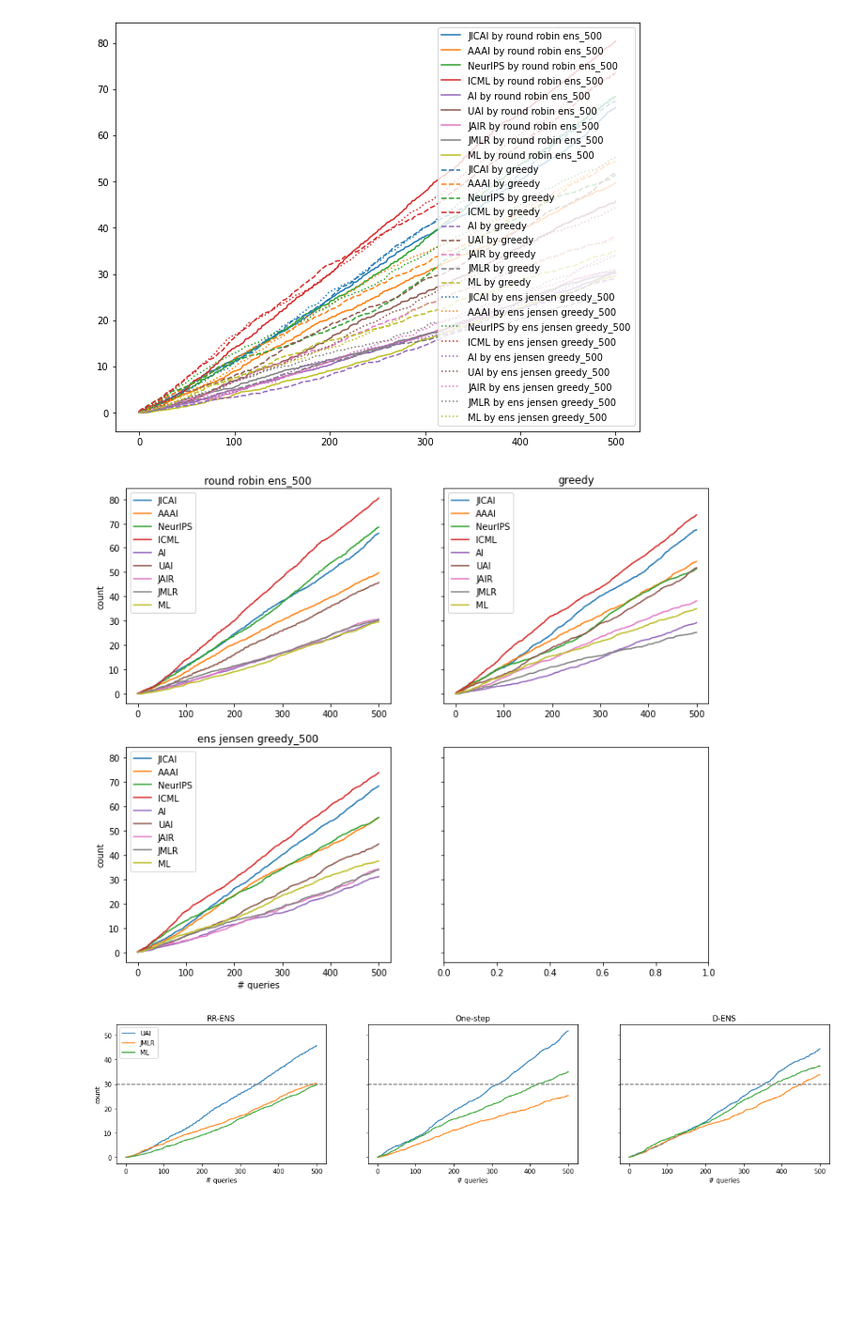
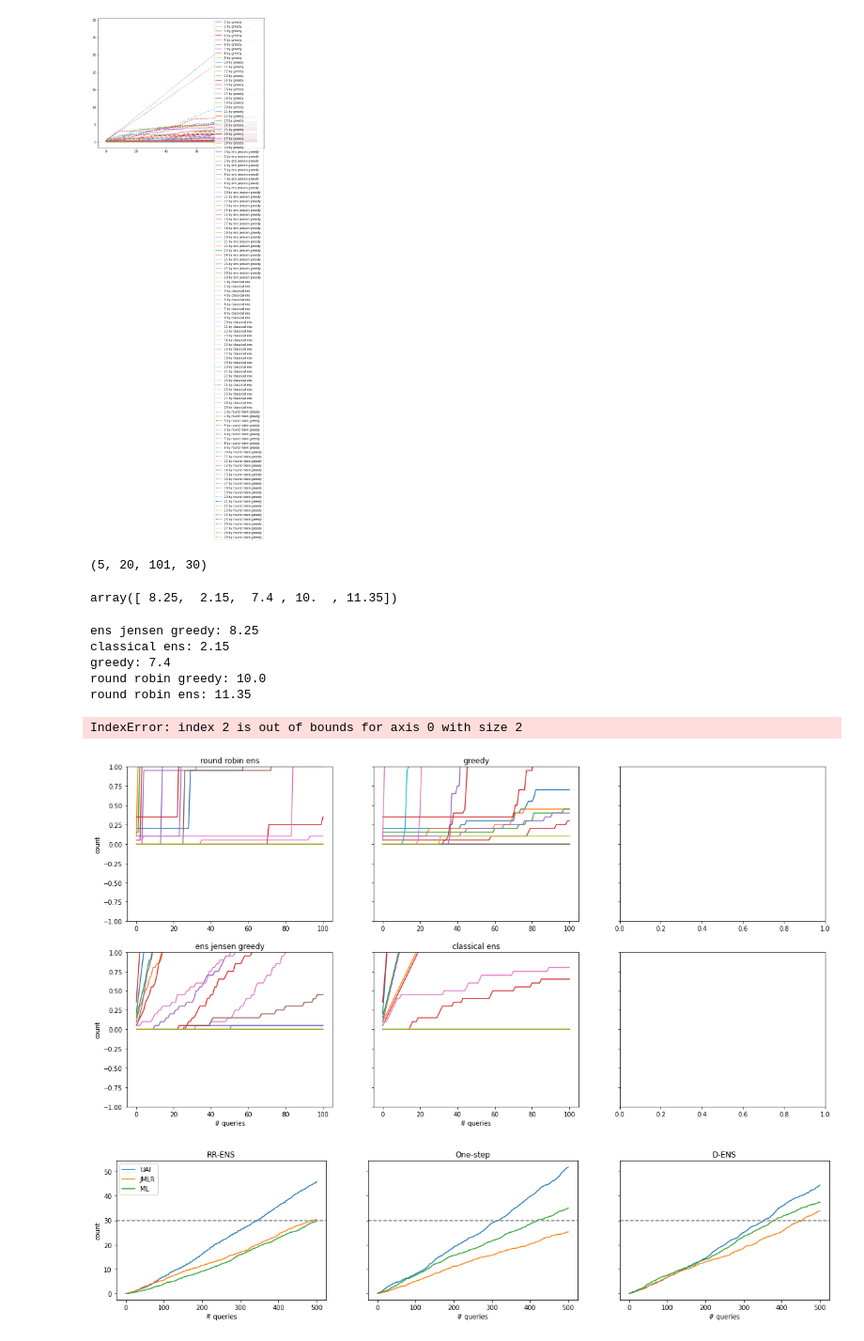
Before and after one commit to KrisNguyen135/diverse_as, a Jupyter notebook: notebooks/Performance/Class counts.ipynb, the cells around one changed output. Shown at 94% size. Saved outputs shown, nothing was run; the diff lists cells and outputs as text; code cells hidden in the pictures; blank space fills up the shorter version.

```diff
--- a/notebooks/Performance/Class counts.ipynb
+++ b/notebooks/Performance/Class counts.ipynb
@@ -22,29 +22,40 @@ def labels_to_counts(labels, time_axis=0):
 # n_classes = 6
 # class_names = ['center', 'corner1', 'corner2', 'corner3', 'corner4']
 
-data = 'citeseer'
-budget = 500
-n_classes = 10
-# class_names = ['NeurIPS', 'ICML', 'UAI', 'JMLR']
-class_names = ['JICAI', 'AAAI', 'NeurIPS', 'ICML', 'AI', 'UAI', 'JAIR', 'JMLR', 'ML']
+# data = 'citeseer'
+# budget = 500
+# n_classes = 10
+# # class_names = ['NeurIPS', 'ICML', 'UAI', 'JMLR']
+# class_names = ['JICAI', 'AAAI', 'NeurIPS', 'ICML', 'AI', 'UAI', 'JAIR', 'JMLR', 'ML']
+
+data = 'fatemah'
+budget = 100
+n_classes = 30
+class_names = [str(i) for i in range(1, n_classes)]
 
 assert len(class_names) == n_classes - 1
 
 policies = [
-    'round robin ens_500',
+    'ens jensen greedy',
+    'classical ens',
     'greedy',
-    'ens jensen greedy_500',
+    'round robin greedy',
+    'round robin ens',
 ]
 names = [
+    'D-ENS',
+    'ENS',
+    'One-step',
+    'RR-greedy',
     'RR-ENS',
-    'One-step',
-    'D-ENS'
 ]
 
 linestyles = [
     '-',
     '--',
-    'dotted'
+    'dotted',
+    '-.',
+    '-'
 ]
 assert len(policies) == len(linestyles)
 
@@ -83,37 +94,56 @@ for i, (policy, style) in enumerate(zip(policies, linestyles)):
 
 plt.legend();
 # %% [output]
-[figure, old version]
+[figure, new version]
+# %%
+class_counts.shape
+# %% [output]
+(5, 20, 101, 30)
+# %%
+(class_counts[:, :, -1, :] > 0).sum(axis=2).mean(axis=1)
+# %% [output]
+array([ 8.25,  2.15,  7.4 , 10.  , 11.35])
+# %%
+for p_ind, policy in enumerate(policies):
+    print(f'{policy}: {(class_counts[p_ind, :, -1, :] > 0).sum(axis=1).mean(axis=0)}')
+# %% [output]
+ens jensen greedy: 8.25
+classical ens: 2.15
+greedy: 7.4
+round robin greedy: 10.0
+round robin ens: 11.35
 # %%
 fig, ax = plt.subplots(
     2,
     ceil(len(policies) / 2),
     figsize=(4 * len(policies), 10),
     sharey=True
 )
 
 for i, (policy, style) in enumerate(zip(policies, linestyles)):
     tmp_ax = ax[i // 2][i % 2]
 
     for c in range(1, n_classes):
         tmp_ax.plot(
             class_counts[i, :, :, c].mean(axis=0),
             # linestyle=style,
             c=f'C{c - 1}',
             label=class_names[c - 1]
         )
 
-        tmp_ax.legend()
+        # tmp_ax.legend()
         tmp_ax.set_title(policy)
+        tmp_ax.set_ylim((-1, 1))
 
     if i // 2 == len(ax) - 1:
         tmp_ax.set_xlabel('# queries')
     if i % 2 == 0:
         tmp_ax.set_ylabel('count')
 
 plt.show()
 # %% [output]
+IndexError: index 2 is out of bounds for axis 0 with size 2
-[figure, old version]
+[figure, new version]
 # %%
 keep_names = ['UAI', 'JMLR', 'ML']
 
```
Also changed, not shown: 2 other files.
